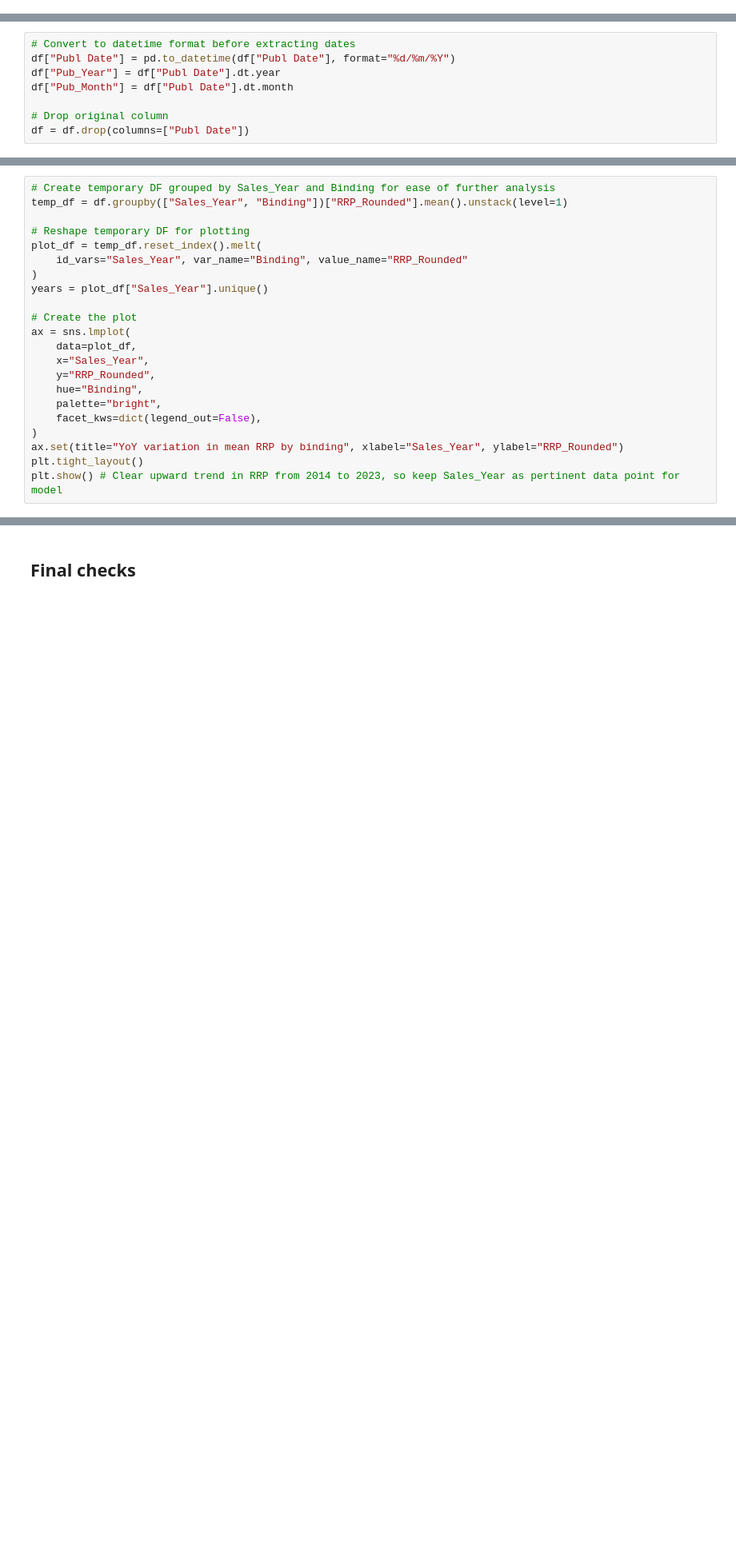
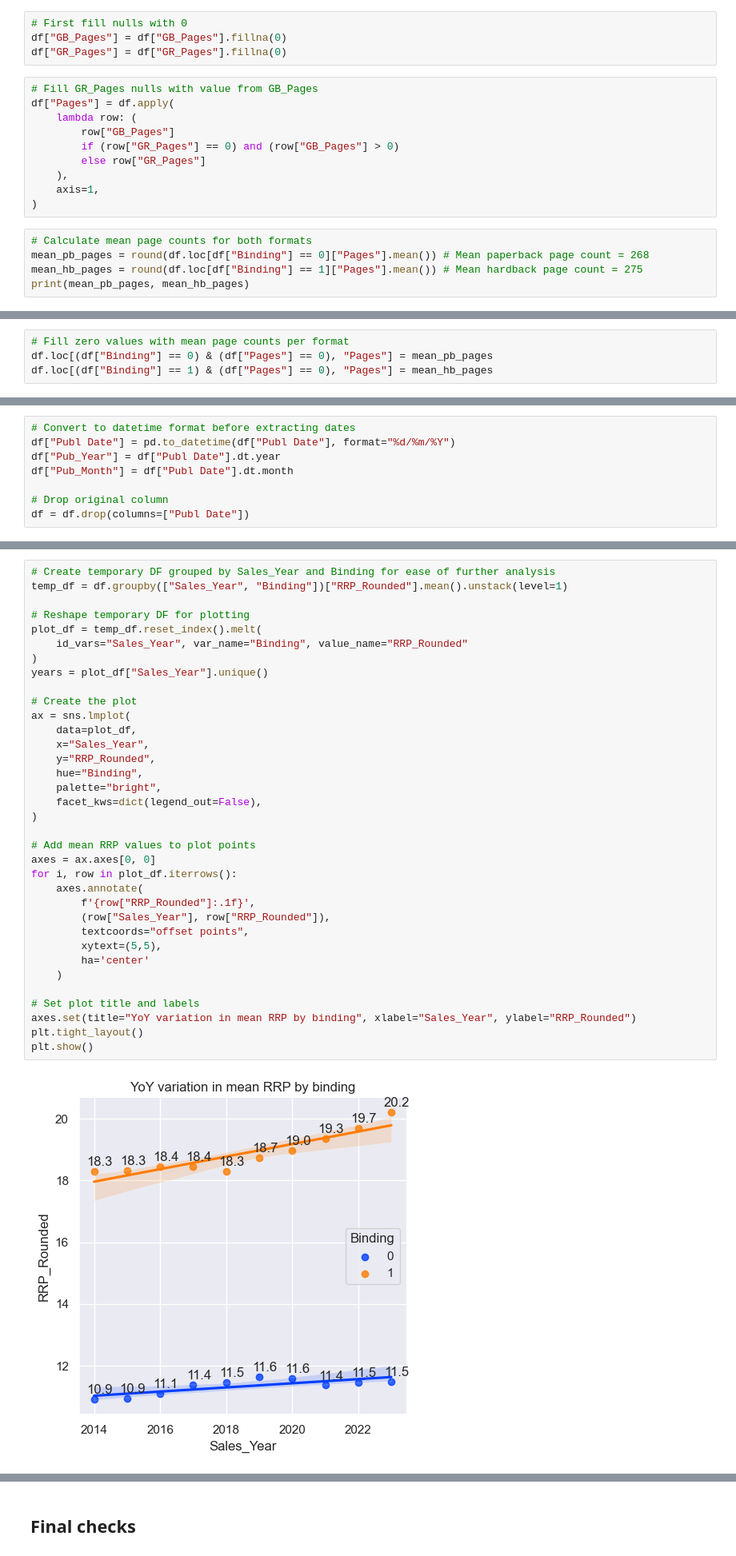
Before and after one commit to fredbaty/nonfic_price_model, a Jupyter notebook: nonfic_price_model.ipynb, the cells around one changed output, grey strips where cells are left out. Shown at 80% size. Drawn from its saved outputs; the diff is of its cells as text; blank space fills up the shorter version.

```diff
--- a/nonfic_price_model.ipynb
+++ b/nonfic_price_model.ipynb
@@ -187,0 +324,19 @@ df = df.drop(columns=["GR_Pages", "GB_Pages"])
+# %%
+# First fill nulls with 0
+df["GB_Pages"] = df["GB_Pages"].fillna(0)
+df["GR_Pages"] = df["GR_Pages"].fillna(0)
+# %%
+# Fill GR_Pages nulls with value from GB_Pages
+df["Pages"] = df.apply(
+    lambda row: (
+        row["GB_Pages"]
+        if (row["GR_Pages"] == 0) and (row["GB_Pages"] > 0)
+        else row["GR_Pages"]
+    ),
+    axis=1,
+)
+# %%
+# Calculate mean page counts for both formats
+mean_pb_pages = round(df.loc[df["Binding"] == 0]["Pages"].mean()) # Mean paperback page count = 268
+mean_hb_pages = round(df.loc[df["Binding"] == 1]["Pages"].mean()) # Mean hardback page count = 275
+print(mean_pb_pages, mean_hb_pages)
@@ -187,0 +345,4 @@ df = df.drop(columns=["GR_Pages", "GB_Pages"])
+# %%
+# Fill zero values with mean page counts per format
+df.loc[(df["Binding"] == 0) & (df["Pages"] == 0), "Pages"] = mean_pb_pages
+df.loc[(df["Binding"] == 1) & (df["Pages"] == 0), "Pages"] = mean_hb_pages
@@ -336,22 +588,37 @@ df = df.drop(columns=["Product Class", "Full_String"])
 # %%
 # Create temporary DF grouped by Sales_Year and Binding for ease of further analysis
 temp_df = df.groupby(["Sales_Year", "Binding"])["RRP_Rounded"].mean().unstack(level=1)
 
 # Reshape temporary DF for plotting
 plot_df = temp_df.reset_index().melt(
     id_vars="Sales_Year", var_name="Binding", value_name="RRP_Rounded"
 )
 years = plot_df["Sales_Year"].unique()
 
 # Create the plot
 ax = sns.lmplot(
     data=plot_df,
     x="Sales_Year",
     y="RRP_Rounded",
     hue="Binding",
     palette="bright",
     facet_kws=dict(legend_out=False),
 )
-ax.set(title="YoY variation in mean RRP by binding", xlabel="Sales_Year", ylabel="RRP_Rounded")
+
+# Add mean RRP values to plot points
+axes = ax.axes[0, 0]
+for i, row in plot_df.iterrows():
+    axes.annotate(
+        f'{row["RRP_Rounded"]:.1f}',
+        (row["Sales_Year"], row["RRP_Rounded"]),
+        textcoords="offset points",
+        xytext=(5,5),
+        ha='center'
+    )
+
+# Set plot title and labels
+axes.set(title="YoY variation in mean RRP by binding", xlabel="Sales_Year", ylabel="RRP_Rounded")
 plt.tight_layout()
-plt.show() # Clear upward trend in RRP from 2014 to 2023, so keep Sales_Year as pertinent data point for model
+plt.show()
+# %% [output]
+[figure, added]
```
Also changed, not shown: parts of 113 cells of this notebook.
